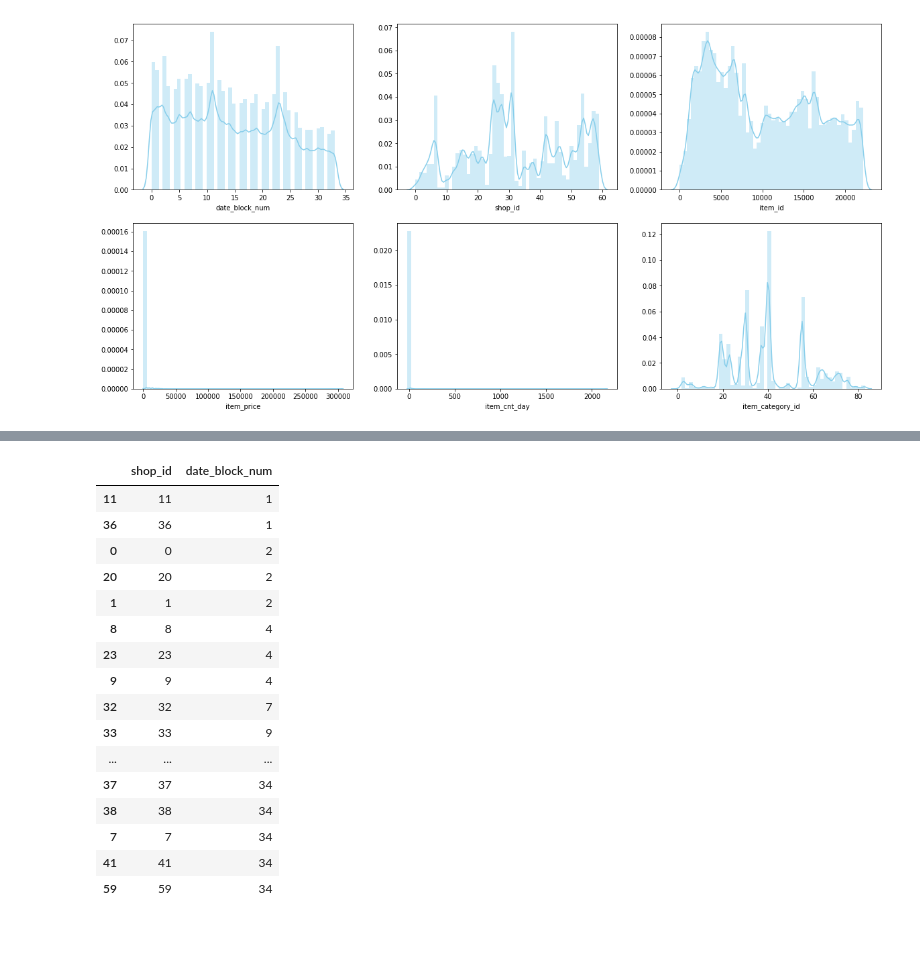
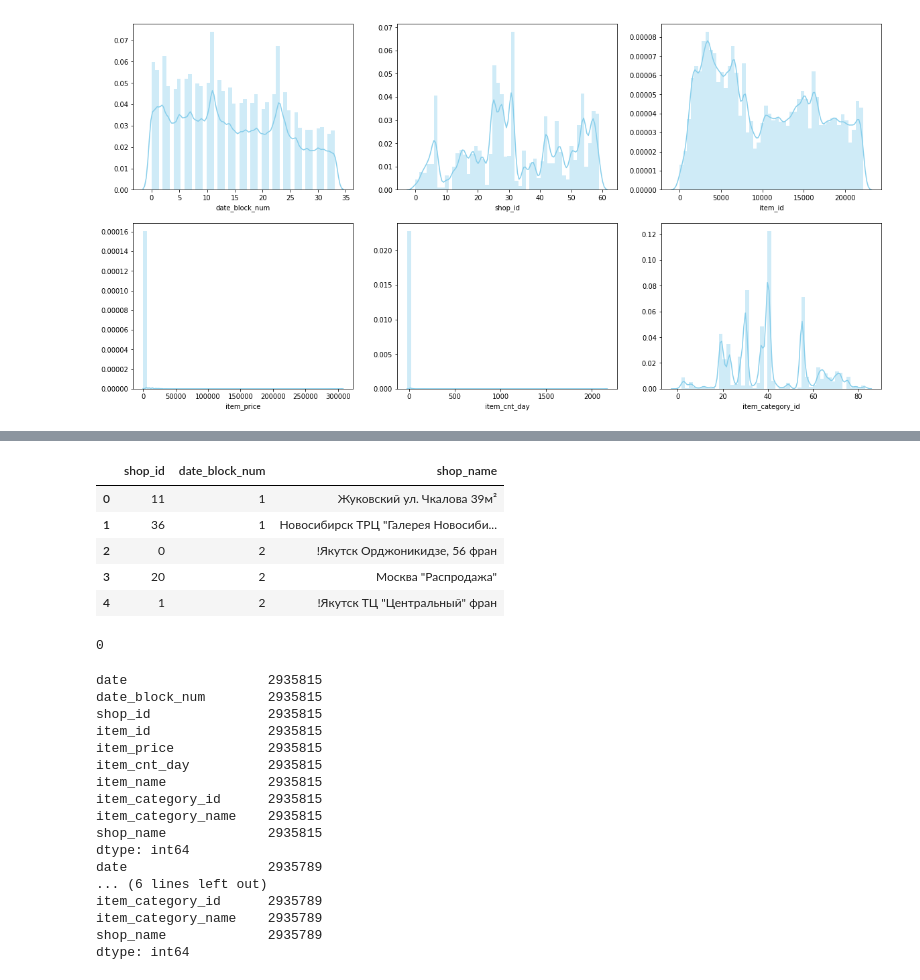
Before and after one commit to moran500/predict_future_price, a Jupyter notebook: predict_future_sales_clear.ipynb, the cells around one changed output, grey strips where cells are left out. Cells and saved outputs as stored; diff of their text form; code cells hidden in the pictures; blank space fills up the shorter version.

```diff
--- a/predict_future_sales_clear.ipynb
+++ b/predict_future_sales_clear.ipynb
@@ -238,31 +261,34 @@ sns.pairplot(data)
 # %%
 # test if we have shops which are presented only in few months
 test_grouped = data.groupby(["shop_id", "date_block_num"])["item_id"].sum()
 
 test = pd.DataFrame(test_grouped)
 test.reset_index(level=["shop_id", "date_block_num"], inplace=True)
 
 test_g2 = test.groupby("shop_id")["date_block_num"].count()
 
 test_g2_df = pd.DataFrame(test_g2)
 test_g2_df.reset_index(level=["shop_id"], inplace=True)
 
-test_g2_df.sort_values("date_block_num")
+test_g2_df.sort_values("date_block_num", inplace=True)
+
+test_g2_df = pd.merge(test_g2_df, shops, how="inner", on=["shop_id"])
+test_g2_df.head()
 # %% [output]
-|  | shop_id | date_block_num |
-| 11 | 11 | 1 |
-| 36 | 36 | 1 |
-| 0 | 0 | 2 |
-| 20 | 20 | 2 |
-| 1 | 1 | 2 |
-| 8 | 8 | 4 |
-| 23 | 23 | 4 |
-| 9 | 9 | 4 |
-| 32 | 32 | 7 |
-| 33 | 33 | 9 |
-| ... | ... | ... |
-| 37 | 37 | 34 |
-| 38 | 38 | 34 |
-| 7 | 7 | 34 |
-| 41 | 41 | 34 |
-| 59 | 59 | 34 |
+|  | shop_id | date_block_num | shop_name |
+| 0 | 11 | 1 | Жуковский ул. Чкалова 39м² |
+| 1 | 36 | 1 | Новосибирск ТРЦ "Галерея Новосиби... |
+| 2 | 0 | 2 | !Якутск Орджоникидзе, 56 фран |
+| 3 | 20 | 2 | Москва "Распродажа" |
+| 4 | 1 | 2 | !Якутск ТЦ "Центральный" фран |
+# %%
+# Data preprocessing
+# remove duplicate records
+
+print(data.sum())
+print(data.duplicated().sum())
+data = data.drop_duplicates()
+print(data.sum())
+print(data.duplicated())
+# %% [output]
+0
@@ -268,0 +309,30 @@ test_g2_df.sort_values("date_block_num")
+# %%
+# Data preprocessing
+# item_cnt_day
+# remove records with value -22 and remove extrems outliers
+
+# print(data.count())
+# data = data.query("item_cnt_day != -22")
+# print(data.count())
+
+print(data.count())
+data = data.query("item_cnt_day <= 200")
+print(data.count())
+# %% [output]
+date                  2935815
+date_block_num        2935815
+shop_id               2935815
+item_id               2935815
+item_price            2935815
+item_cnt_day          2935815
+item_name             2935815
+item_category_id      2935815
+item_category_name    2935815
+shop_name             2935815
+dtype: int64
+date                  2935789
+... (6 lines left out)
+item_category_id      2935789
+item_category_name    2935789
+shop_name             2935789
+dtype: int64
```
Also changed, not shown: parts of 10 cells of this notebook.
